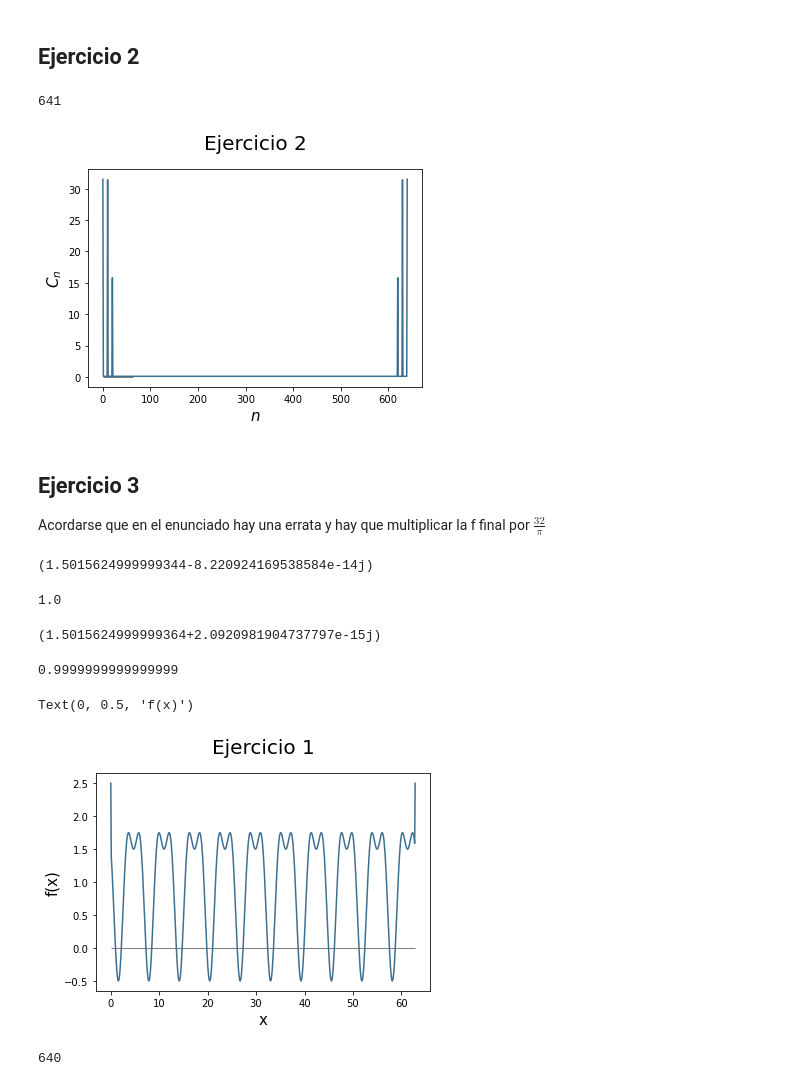
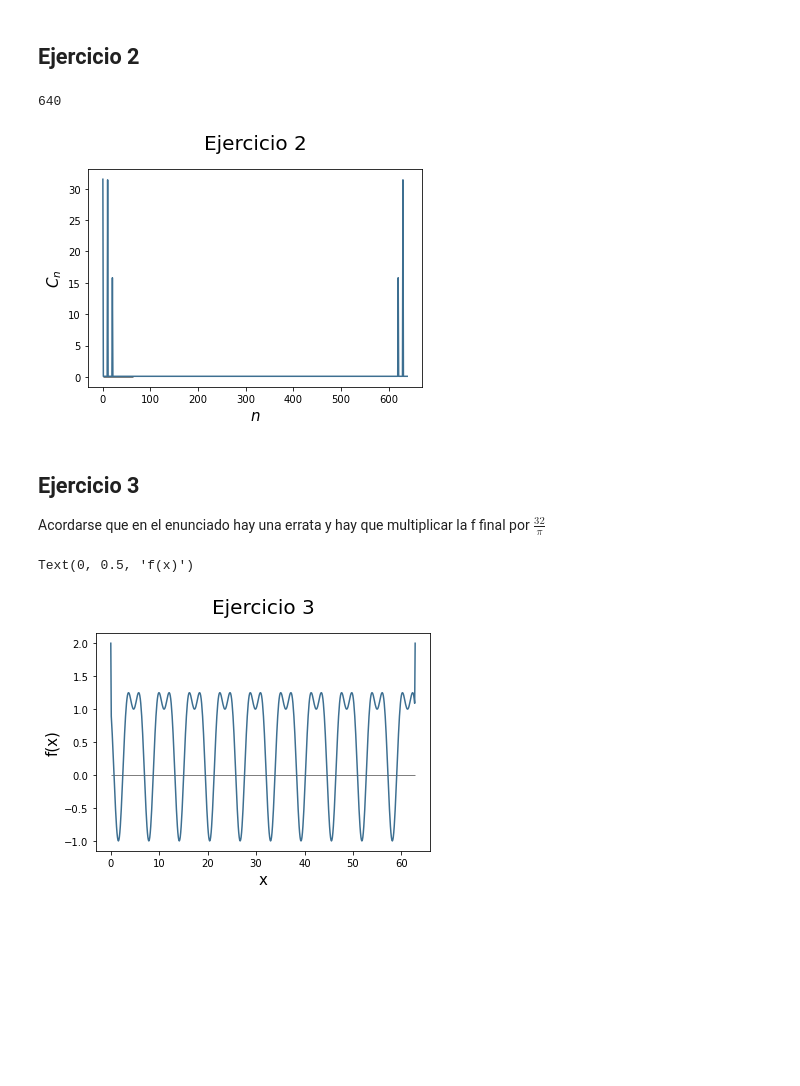
Before and after one commit to OscarGB/MUCD-CN, a Jupyter notebook: Practica 2/Untitled.ipynb, the cells around one changed output. Drawn from its saved outputs; the diff is of its cells as text; code cells hidden in the pictures; blank space fills up the shorter version.

```diff
--- a/Practica 2/Untitled.ipynb
+++ b/Practica 2/Untitled.ipynb
@@ -69,8 +69,8 @@ Text(0, 0.5, 'f(x)')
 ## Ejercicio 2
 # %%
 def coefs(f, x):
-    M = np.ones((641,641)) # Comenzamos con una matriz de unos
-    M = np.exp(M*(1j/10)*np.repeat([range(641)], 641, axis=0).T*x) # Multiplicamos por e**(i(n/10)*x_k)
+    M = np.ones((640,641)) # Comenzamos con una matriz de unos
+    M = np.exp(M*(1j/10)*np.repeat([range(640)], 641, axis=0).T*x) # Multiplicamos por e**(i(n/10)*x_k)
     F = f(x)
     C = (M @ F) * (np.pi/32) # f(x) * M
     return C
@@ -79,7 +79,7 @@ C = coefs(f,values)
 # %%
 len(C)
 # %% [output]
-641
+640
 # %%
 plt.plot(np.absolute(C), color='#3d6f91')
 plt.title("Ejercicio 2", fontsize=20, pad=20)
@@ -87,22 +87,14 @@ plt.hlines(y=0, xmin = min(values), xmax = max(values), color='k', lw=0.5)
 plt.xlabel('$n$', fontsize=15)
 _ = plt.ylabel('$C_n$', fontsize=15)
 # %% [output]
-[figure, old version]
+[figure, new version]
 # %% [markdown]
 ## Ejercicio 3
 
 Acordarse que en el enunciado hay una errata y hay que multiplicar la f final por $\frac{32}{\pi}$
 # %%
 def eval(coefs, x):
-    M = np.ones(641)
-    M = np.exp(M*(-1j/10)*np.array(range(641))*x)
+    M = np.ones(640)
+    M = np.exp(M*(-1j/10)*np.array(range(640))*x)
     F = (M @ coefs)*(32/np.pi) / 640
     return F
-# %%
-eval(C, np.pi)
-# %% [output]
-(1.5015624999999344-8.220924169538584e-14j)
-# %%
-f(0)
-# %% [output]
-1.0
@@ -111,22 +101,9 @@ Coeficientes = [np.sum([f(values[i]) * np.exp(complex(0,1)*n*values[i]/10) for i
-# %%
-x = np.pi
-np.sum([Coeficientes[n]*np.exp(-complex(0,1)*n*x/10) for n in range(641)])*(32/np.pi)/640
-# %% [output]
-(1.5015624999999364+2.0920981904737797e-15j)
-# %%
-f(np.pi)
-# %% [output]
-0.9999999999999999
 # %%
 plt.plot(values, [eval(C,val) for val in values], color='#3d6f91')
-plt.title("Ejercicio 1", fontsize=20, pad=20)
+plt.title("Ejercicio 3", fontsize=20, pad=20)
 plt.hlines(y=0, xmin = min(values), xmax = max(values), color='k', lw=0.5)
 plt.xlabel('x', fontsize=15)
 plt.ylabel('f(x)', fontsize=15)
 # %% [output]
 Text(0, 0.5, 'f(x)')
-[figure, old version]
+[figure, new version]
-# %%
-len(C)
-# %% [output]
-640
```
Also changed, not shown: parts of 2 cells of this notebook, 14 other files.
